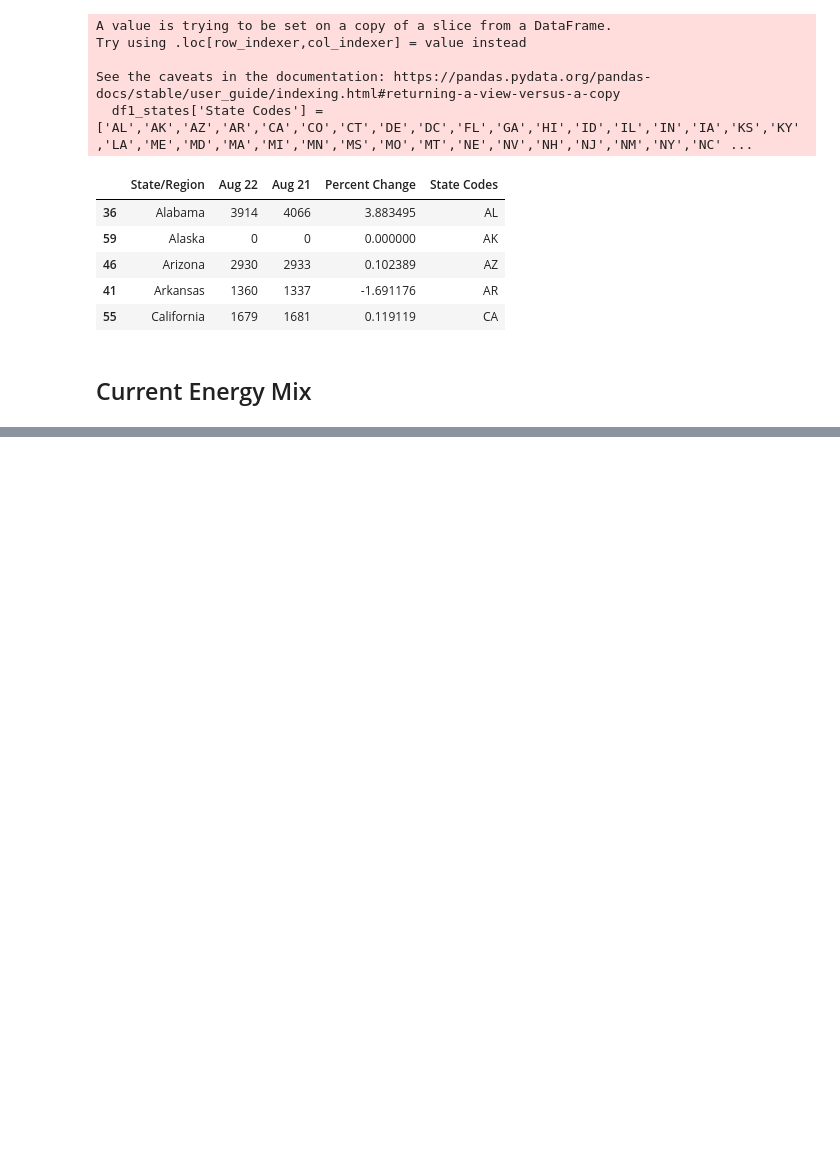
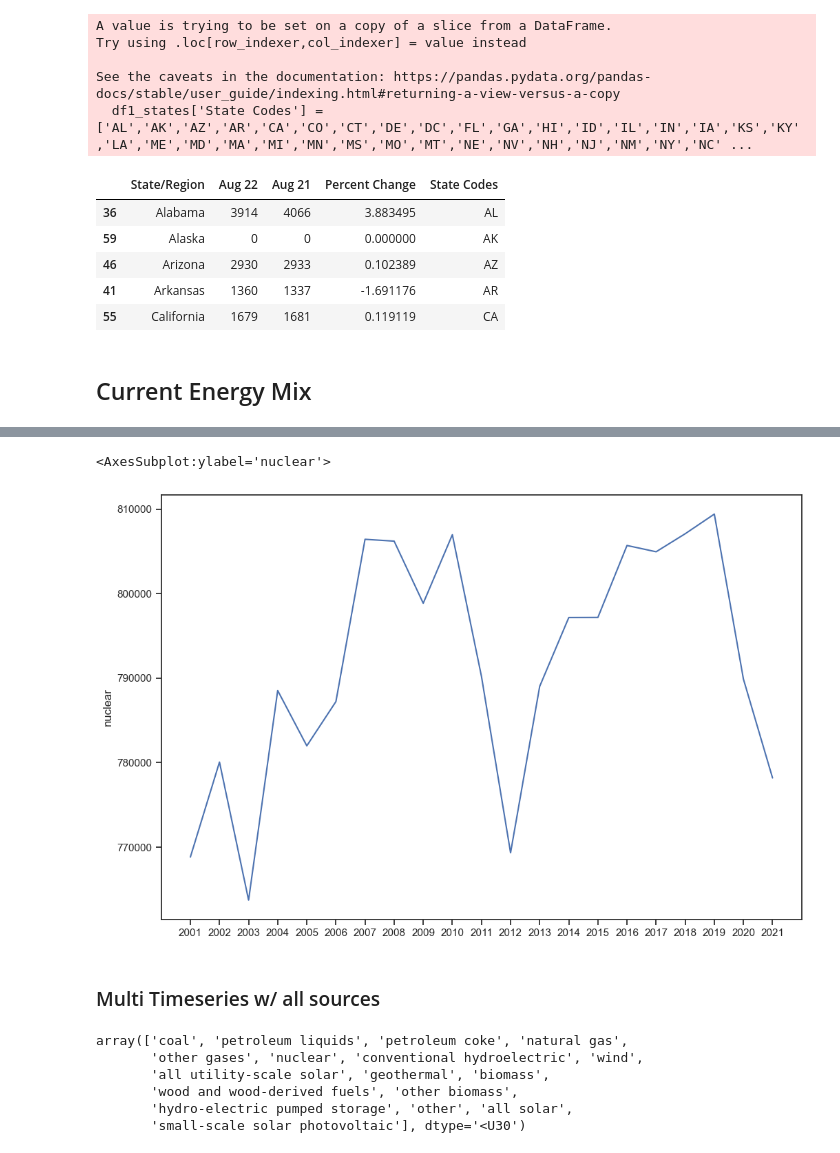
Before and after one commit to AlexandreSeb97/CIV190-Fall22-FinalProject, a Jupyter notebook: analysis_notebook.ipynb, the cells around one changed output, grey strips where cells are left out. Saved outputs shown, nothing was run; the diff lists cells and outputs as text; code cells hidden in the pictures; blank space fills up the shorter version.

```diff
--- a/analysis_notebook.ipynb
+++ b/analysis_notebook.ipynb
@@ -156,0 +163,5 @@ plt.show()
+# %%
+netgen_df = netgen_df.set_index('Net Generation Sources')
+
+netgen_r = netgen_df.transpose().astype(float)
+netgen_r.head()
@@ -156,0 +175,28 @@ plt.show()
+# %%
+sns.set_theme(style='ticks')
+
+# Define the palette as a list to specify exact values
+palette = sns.color_palette("rocket_r")
+
+fig, ax = plt.subplots(figsize=(12,8))
+# Plot the lines on two facets
+sns.lineplot(
+    data=netgen_r,
+    x=netgen_r.index, y="nuclear",
+    ax=ax
+)
+# %% [output]
+<AxesSubplot:ylabel='nuclear'>
+[figure, added]
+# %% [markdown]
+### Multi Timeseries w/ all sources
+# %%
+sources = netgen_df.index.values.astype(str)
+sources
+# %% [output]
+array(['coal', 'petroleum liquids', 'petroleum coke', 'natural gas',
+       'other gases', 'nuclear', 'conventional hydroelectric', 'wind',
+       'all utility-scale solar', 'geothermal', 'biomass',
+       'wood and wood-derived fuels', 'other biomass',
+       'hydro-electric pumped storage', 'other', 'all solar',
+       'small-scale solar photovoltaic'], dtype='<U30')
```
Also changed, not shown: parts of 9 cells of this notebook.
